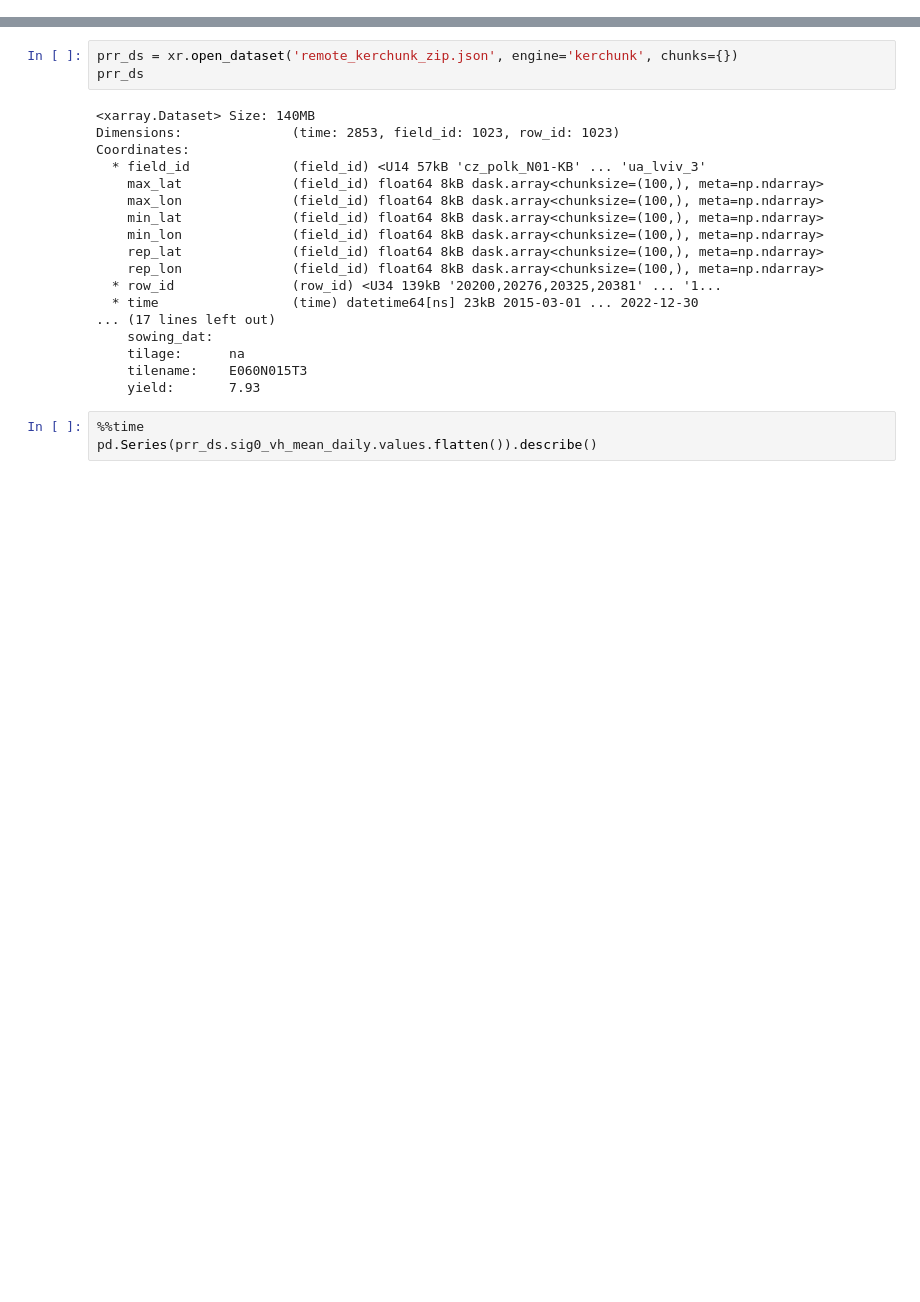
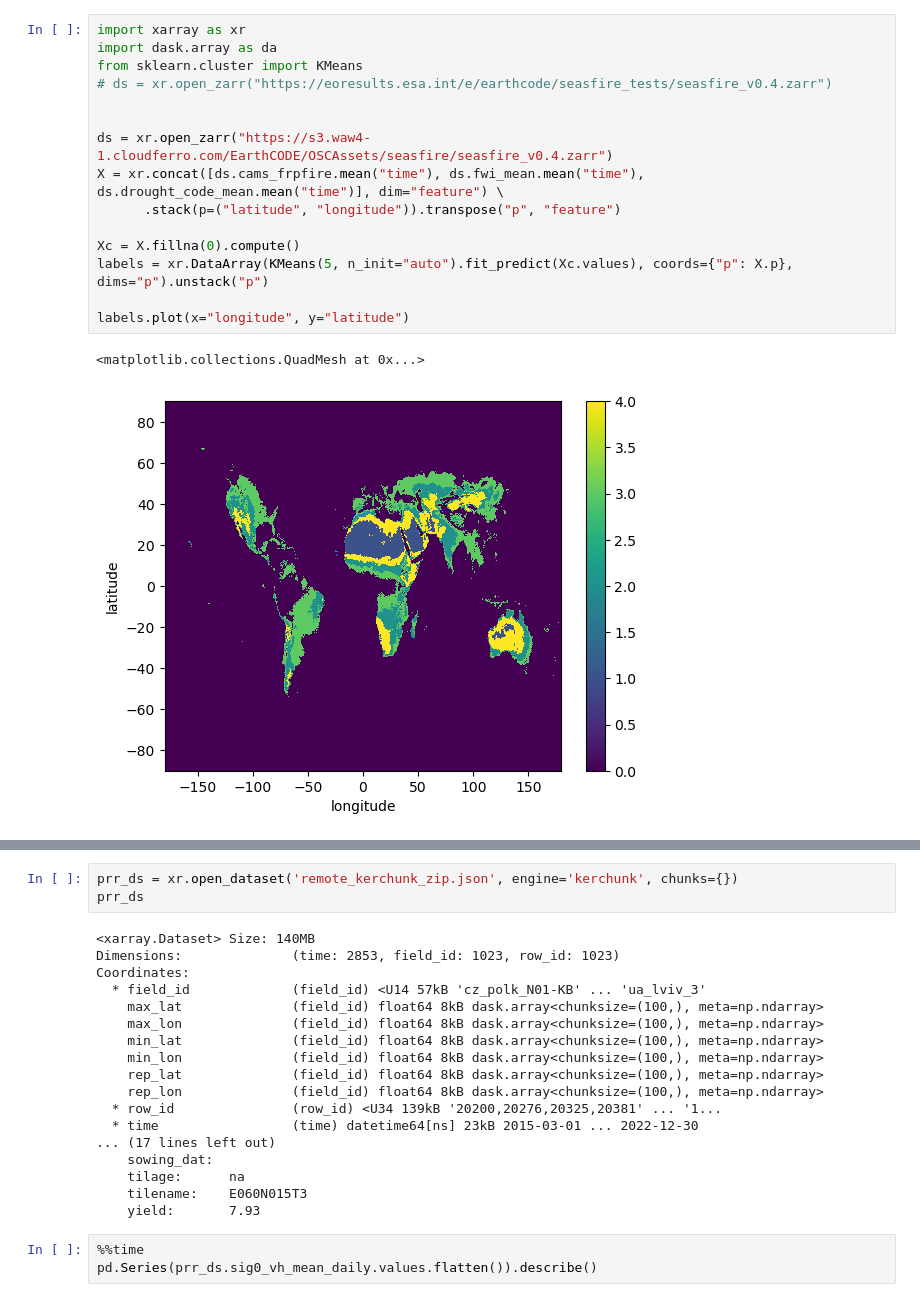
Before and after one commit to versioneer-tech/benchmarking, a Jupyter notebook: benchmark.ipynb, the cells around one changed output, grey strips where cells are left out. Drawn from its saved outputs; the diff is of its cells as text; blank space fills up the shorter version.

```diff
--- a/benchmark.ipynb
+++ b/benchmark.ipynb
@@ -18,0 +52,18 @@ from concurrent.futures import ThreadPoolExecutor
+# %%
+import xarray as xr
+import dask.array as da
+from sklearn.cluster import KMeans
+# ds = xr.open_zarr("https://eoresults.esa.int/e/earthcode/seasfire_tests/seasfire_v0.4.zarr")
+
+
+ds = xr.open_zarr("https://s3.waw4-1.cloudferro.com/EarthCODE/OSCAssets/seasfire/seasfire_v0.4.zarr")
+X = xr.concat([ds.cams_frpfire.mean("time"), ds.fwi_mean.mean("time"), ds.drought_code_mean.mean("time")], dim="feature") \
+      .stack(p=("latitude", "longitude")).transpose("p", "feature")
+
+Xc = X.fillna(0).compute()
+labels = xr.DataArray(KMeans(5, n_init="auto").fit_predict(Xc.values), coords={"p": X.p}, dims="p").unstack("p")
+
+labels.plot(x="longitude", y="latitude")
+# %% [output]
+<matplotlib.collections.QuadMesh at 0x...>
+[figure, added]
```
Also changed, not shown: parts of 13 cells of this notebook, 4 other files.
